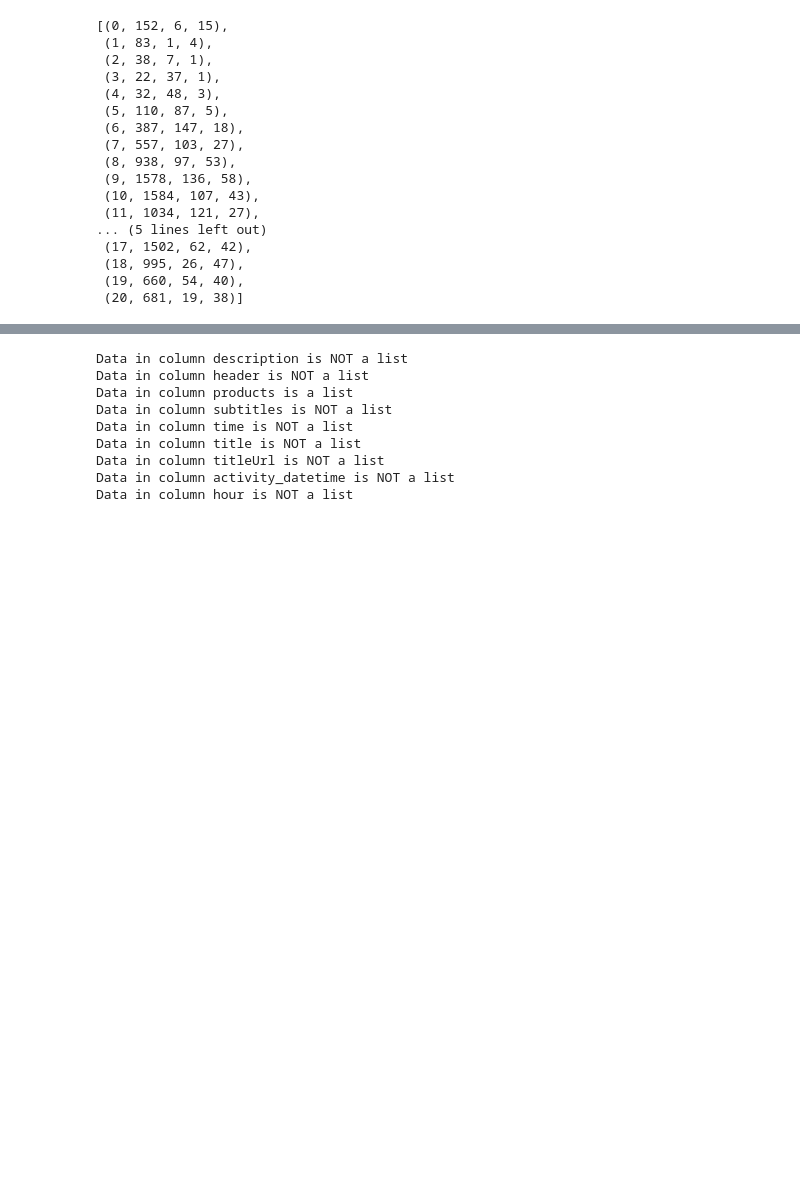
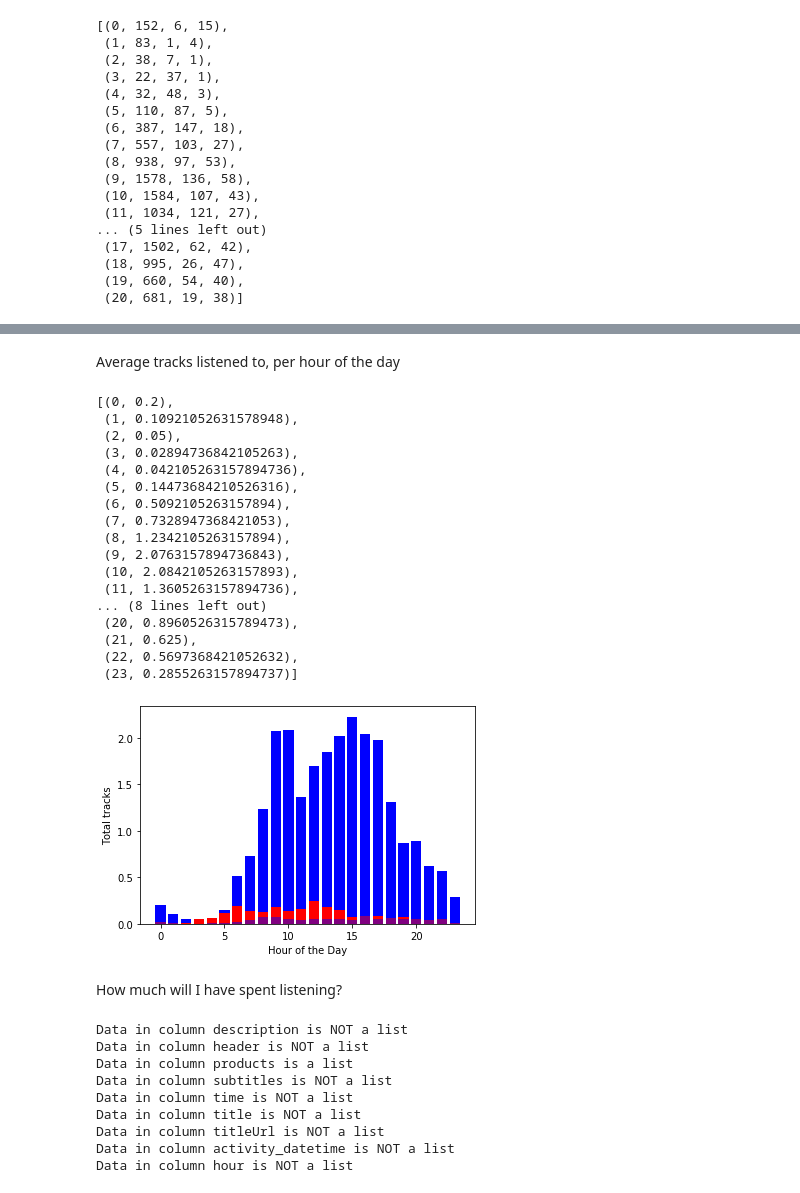
Before and after one commit to FinancialRADDeveloper/GoogleMusicDataAnalysis, a Jupyter notebook: MusicActivityAnalysis.ipynb, the cells around one changed output, grey strips where cells are left out. Cells and saved outputs as stored; diff of their text form; code cells hidden in the pictures; blank space fills up the shorter version.

```diff
--- a/MusicActivityAnalysis.ipynb
+++ b/MusicActivityAnalysis.ipynb
@@ -147,3 +130,58 @@ plt.show()
+# %% [markdown]
+Average tracks listened to, per hour of the day
+# %%
+import matplotlib.pyplot as plt
+
+# display(daily_listening_stats)
+
+# daily_listening_stats[:] = [x[1] / 760 for x in list(daily_listening_stats)]
+# skipped_stats[:] = [x / 760 for x in skipped_stats]
+# search_stats[:] = [x / 760 for x in search_stats]
+
+listens_per_day = list(zip([y[0] for y in daily_listening_stats] ,
+                           [x[1] / 760 for x in list(daily_listening_stats)]))
+
+skips_per_day = list(zip([y[0] for y in daily_listening_stats] ,
+                           [x[1] / 760 for x in list(skipped_stats)]))
+
+searches_per_day = list(zip([y[0] for y in daily_listening_stats] ,
+                           [x[1] / 760 for x in list(search_stats)]))
+
+
+# zip([y[0] for y in daily_listening_stats],
+#                  [y[1] for y in daily_listening_stats]
+
+display(listens_per_day)
+
+plt.ion()
+plt.bar([i[0] for i in listens_per_day], [j[1] for j in listens_per_day], color = 'blue')
+plt.bar([i[0] for i in skips_per_day], [j[1] for j in skips_per_day], color='red')
+plt.bar([i[0] for i in searches_per_day], [j[1] for j in searches_per_day], color='purple')
+plt.xlabel('Hour of the Day')
+plt.ylabel('Total tracks')
+
+plt.show()
+# %% [output]
+[(0, 0.2),
+ (1, 0.10921052631578948),
+ (2, 0.05),
+ (3, 0.02894736842105263),
+ (4, 0.042105263157894736),
+ (5, 0.14473684210526316),
+ (6, 0.5092105263157894),
+ (7, 0.7328947368421053),
+ (8, 1.2342105263157894),
+ (9, 2.0763157894736843),
+ (10, 2.0842105263157893),
+ (11, 1.3605263157894736),
+... (8 lines left out)
+ (20, 0.8960526315789473),
+ (21, 0.625),
+ (22, 0.5697368421052632),
+ (23, 0.2855263157894737)]
+[figure, added]
+# %% [markdown]
+How much will I have spent listening?
 # %%
 
 
```
Also changed, not shown: parts of 11 cells of this notebook, 6 other files.
